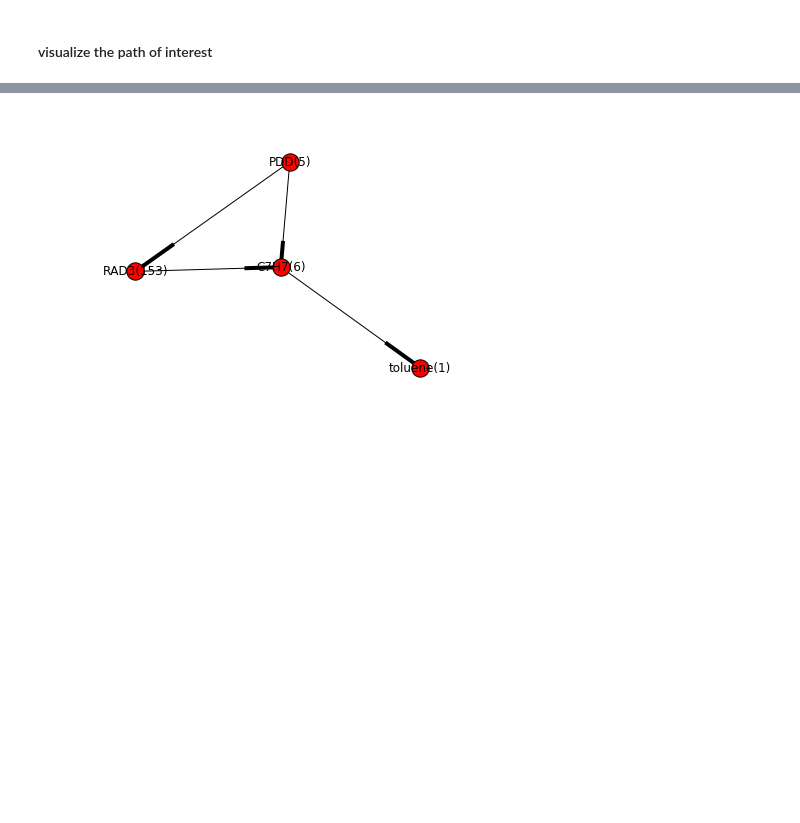
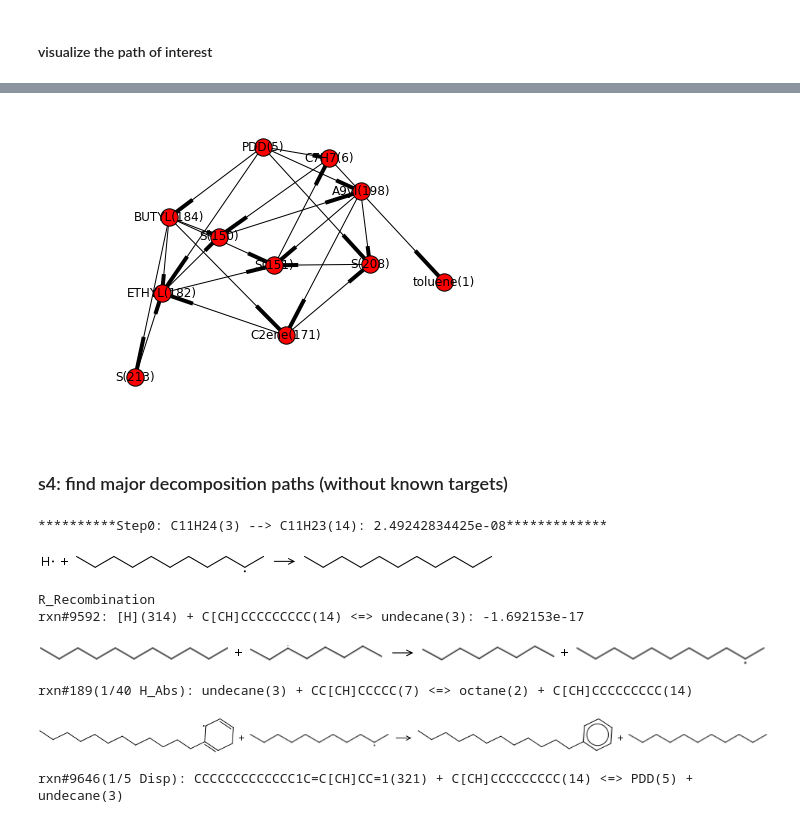
Before and after one commit to KEHANG/rmg_wiki, a Jupyter notebook: tools/ROP/mechanism_analyzer.ipynb, the cells around one changed output, grey strips where cells are left out. Cells and saved outputs as stored; diff of their text form; code cells hidden in the pictures; blank space fills up the shorter version.

```diff
--- a/tools/ROP/mechanism_analyzer.ipynb
+++ b/tools/ROP/mechanism_analyzer.ipynb
@@ -128,5 +116,57 @@ rxn#879(1/24 Disp): DECYL(190) + [CH2]C1C=CC=CC=1(6) <=> C10ene(179) + toluene(1
 # %%
-newG = G.subgraph(paths[23688])
+newG = G.subgraph(paths[24908])
 nx.draw(newG, with_labels=True)
 # %% [output]
-[figure, old version]
+[figure, new version]
+# %% [markdown]
+### s4: find major decomposition paths (without known targets)
+# %%
+source = "C11H24(3)"
+depth = 1
+current_node = source
+path_top_list = [3,0,0,0,0]
+for step in range(depth):
+    print "\n"
+    nextNode_flux_list = [(next_node, G[current_node][next_node]['total_flux']) for next_node in G[current_node]]
+    sorted_nextNode_flux_list = sorted(nextNode_flux_list, key=lambda tup: -tup[1])
+
+    # choose the top one as next node
+    tup = sorted_nextNode_flux_list[path_top_list[step]]
+    next_node = tup[0]
+    step_flux = tup[1]
+
+    print "**********Step{0}: {1} --> {2}: {3}*************".\
+    format(step, current_node, next_node, step_flux)
+
+    step_pair = (current_node, next_node)
+    if step_pair not in graph_edges_dict_simple:
+        step_pair = (next_node, current_node)
+
+    h_abs_rxns = []
+    disp_rxns = []
+    for rxn in graph_edges_dict_simple[step_pair]:
+        if rxn.family == "H_Abstraction":
+            h_abs_rxns.append(rxn)
+        elif rxn.family == "Disproportionation":
+            disp_rxns.append(rxn)
+        else:
+            display(rxn)
+            print rxn.family
+            print "rxn#{0}: {1}: {2} ".format(rxn.index, str(rxn), graph_edges_dict_simple[step_pair][rxn][timepoint_index])
+    if len(h_abs_rxns) > 0:
+        display(h_abs_rxns[0])
+        print "rxn#{0}(1/{1} H_Abs): ".format(h_abs_rxns[0].index, len(h_abs_rxns)) + str(h_abs_rxns[0])
+    if len(disp_rxns) > 0:
+        display(disp_rxns[0])
+        print "rxn#{0}(1/{1} Disp): ".format(disp_rxns[0].index, len(disp_rxns)) + str(disp_rxns[0])
+
+    current_node = next_node
+# %% [output]
+**********Step0: C11H24(3) --> C11H23(14): 2.49242834425e-08*************
+[figure, added]
+R_Recombination
+rxn#9592: [H](314) + C[CH]CCCCCCCCC(14) <=> undecane(3): -1.692153e-17
+[figure, added]
+rxn#189(1/40 H_Abs): undecane(3) + CC[CH]CCCCC(7) <=> octane(2) + C[CH]CCCCCCCCC(14)
+[figure, added]
+rxn#9646(1/5 Disp): CCCCCCCCCCCCC1C=C[CH]CC=1(321) + C[CH]CCCCCCCCC(14) <=> PDD(5) + undecane(3)
```
Also changed, not shown: parts of 11 cells of this notebook, 1 other file.
